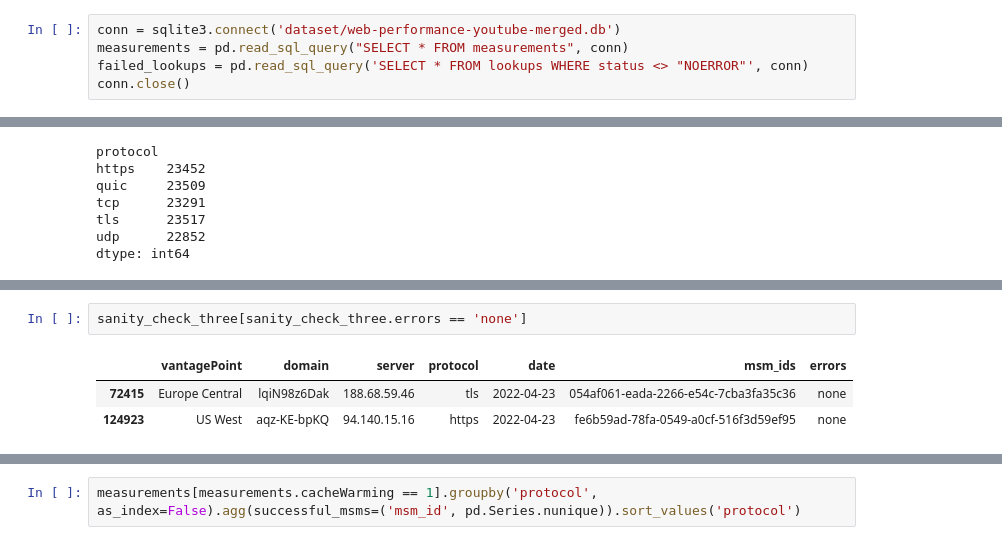
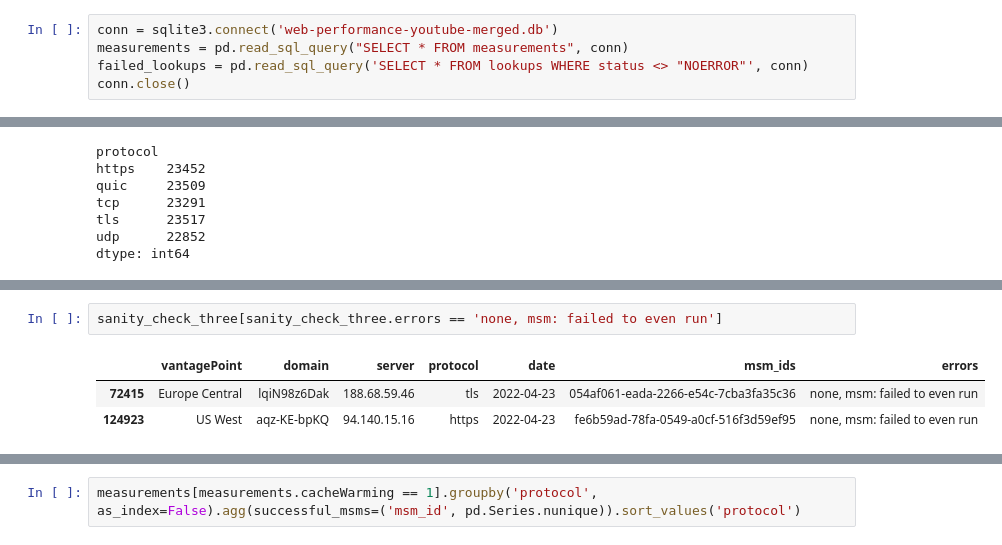
Before and after one commit to justus237/dns-analysis, a Jupyter notebook: actual_measurement/error-analysis.ipynb, the cells around one changed output, grey strips where cells are left out. Drawn from its saved outputs; the diff is of its cells as text.

```diff
--- a/actual_measurement/error-analysis.ipynb
+++ b/actual_measurement/error-analysis.ipynb
@@ -32,7 +32,7 @@ from datetime import datetime
 mpl.rcParams['figure.dpi'] = 100
 import pickle
 # %%
-conn = sqlite3.connect('dataset/web-performance-youtube-merged.db')
+conn = sqlite3.connect('web-performance-youtube-merged.db')
 measurements = pd.read_sql_query("SELECT * FROM measurements", conn)
 failed_lookups = pd.read_sql_query('SELECT * FROM lookups WHERE status <> "NOERROR"', conn)
 conn.close()
@@ -211,6 +249,6 @@ Name: errors, dtype: int64
 # %%
-sanity_check_three[sanity_check_three.errors == 'none']
+sanity_check_three[sanity_check_three.errors == 'none, msm: failed to even run']
 # %% [output]
 |  | vantagePoint | domain | server | protocol | date | msm_ids | errors |
-| 72415 | Europe Central | lqiN98z6Dak | 188.68.59.46 | tls | 2022-04-23 | 054af061-eada-2266-e54c-7cba3fa35c36 | none |
-| 124923 | US West | aqz-KE-bpKQ | 94.140.15.16 | https | 2022-04-23 | fe6b59ad-78fa-0549-a0cf-516f3d59ef95 | none |
+| 72415 | Europe Central | lqiN98z6Dak | 188.68.59.46 | tls | 2022-04-23 | 054af061-eada-2266-e54c-7cba3fa35c36 | none, msm: failed to even run |
+| 124923 | US West | aqz-KE-bpKQ | 94.140.15.16 | https | 2022-04-23 | fe6b59ad-78fa-0549-a0cf-516f3d59ef95 | none, msm: failed to even run |
```
Also changed, not shown: parts of 46 cells of this notebook, 1 other file.
